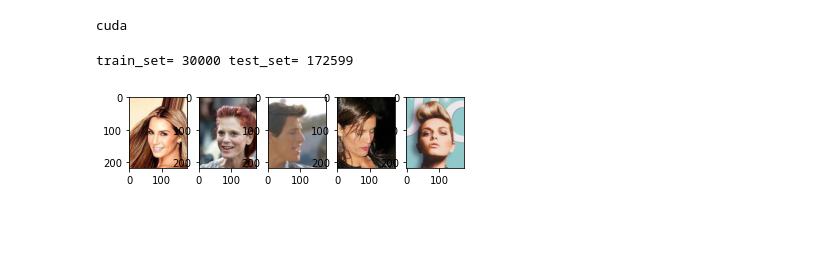
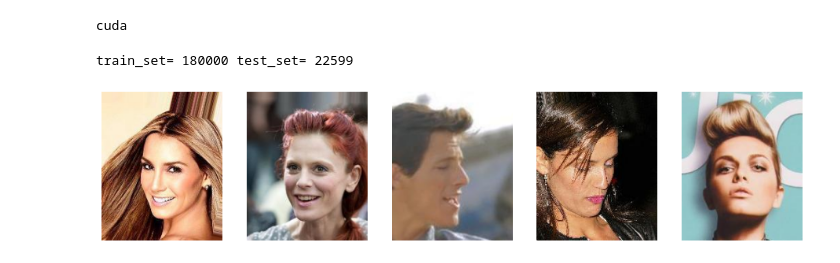
Before and after one commit to trapeer/Face_image_animation, a Jupyter notebook: autoenkoder.ipynb, the cells around one changed output. Drawn from its saved outputs; the diff is of its cells as text; code cells hidden in the pictures; blank space fills up the shorter version.

```diff
--- a/autoenkoder.ipynb
+++ b/autoenkoder.ipynb
@@ -38,11 +39,11 @@ tensor_transform = transforms.ToTensor()
 dataset = CelebA(root_dir = r"C:\Users\Arek\Desktop\praca magisterska\dataset\celeb_A",
                          csv_file = r"C:\Users\Arek\Desktop\praca magisterska\dataset\celeb_A\list_attr_celeba.csv",
                          transform = tensor_transform)
-
-train_set, test_set = torch.utils.data.random_split(dataset, [30000, len(dataset)-30000])
+train_size = 180000
+train_set, test_set = torch.utils.data.random_split(dataset, [train_size, len(dataset)-train_size])
 print('train_set=',len(train_set), 'test_set=', len(test_set))
 
-batch_size = 4
+batch_size = 7
 train_loader = torch.utils.data.DataLoader(dataset = train_set,
                                      batch_size = batch_size,
                                      shuffle = True)
@@ -50,17 +51,18 @@ test_loader = torch.utils.data.DataLoader(dataset = test_set,
                                      batch_size = batch_size,
                                      shuffle = True)
 # %% [output]
-train_set= 30000 test_set= 172599
+train_set= 180000 test_set= 22599
 # %%
-fig = plt.figure()
+fig = plt.figure(figsize=(16, 12))
 for i in range(5):
     ax = plt.subplot(1, 5, i + 1)
     sample = dataset[i]
     sample = sample.swapaxes(0, 1)
     sample = sample.swapaxes(1, 2)
+    ax.axis('off')
     plt.imshow(sample)
 # %% [output]
-[figure, old version]
+[figure, new version]
 # %%
 class AE(torch.nn.Module):
     def __init__(self):
```
Also changed, not shown: parts of 6 cells of this notebook.
